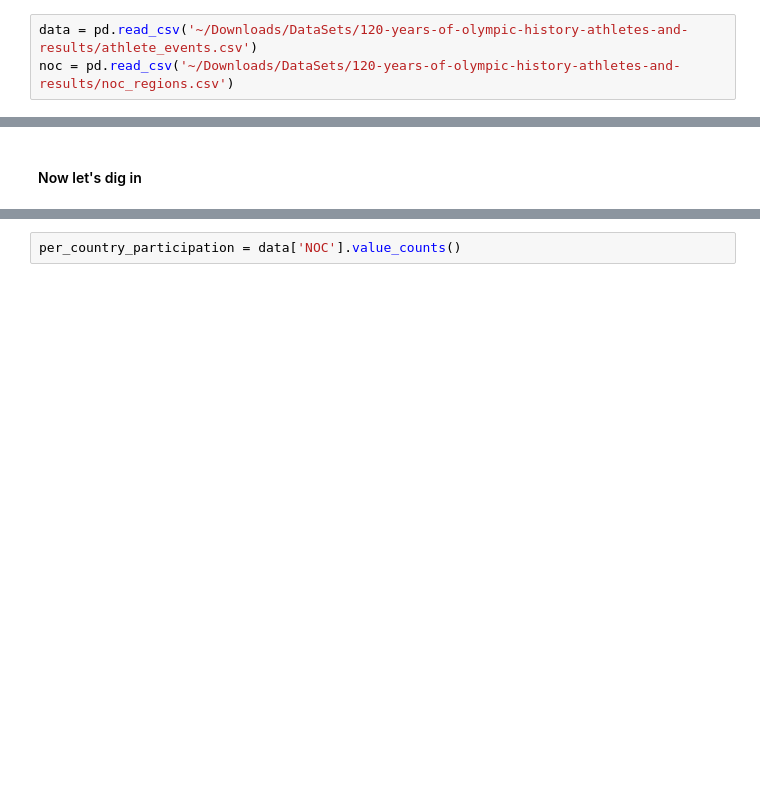
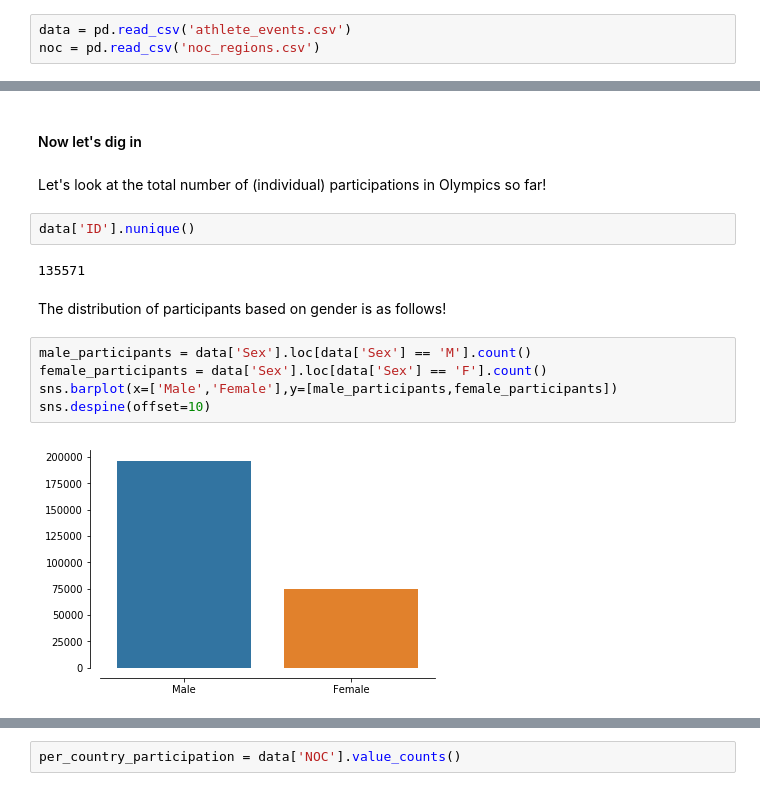
Before and after one commit to nauman-chaudhary/OlympicsDataExploration, a Jupyter notebook: Olympics_Data_Exploration.ipynb, the cells around one changed output, grey strips where cells are left out. Cells and saved outputs as stored; diff of their text form; blank space fills up the shorter version.

Commit message:
Added distribution plots, heatmap, participation and participation by gender

```diff
--- a/Olympics_Data_Exploration.ipynb
+++ b/Olympics_Data_Exploration.ipynb
@@ -9,6 +12,6 @@ import scipy as sc
 # %%
-data = pd.read_csv('~/Downloads/DataSets/120-years-of-olympic-history-athletes-and-results/athlete_events.csv')
-noc = pd.read_csv('~/Downloads/DataSets/120-years-of-olympic-history-athletes-and-results/noc_regions.csv')
+data = pd.read_csv('athlete_events.csv')
+noc = pd.read_csv('noc_regions.csv')
 # %% [markdown]
 After reading data sets it comes natural to take a sneak peek at it, but as number of rows is too huge, only taking a look at top few rows to get the basic insight on data should be enough
 # %%
@@ -64,3 +67,18 @@ data.describe()
 Describe function shows us the basic statistical values of numeral columns in the data set
 # %% [markdown]
 #### Now let's dig in
+# %% [markdown]
+Let's look at the total number of (individual) participations in Olympics so far!
+# %%
+data['ID'].nunique()
+# %% [output]
+135571
+# %% [markdown]
+The distribution of participants based on gender is as follows!
+# %%
+male_participants = data['Sex'].loc[data['Sex'] == 'M'].count()
+female_participants = data['Sex'].loc[data['Sex'] == 'F'].count()
+sns.barplot(x=['Male','Female'],y=[male_participants,female_participants])
+sns.despine(offset=10)
+# %% [output]
+[figure, added]
```
Also changed, not shown: parts of 16 cells of this notebook, 2 other files.
